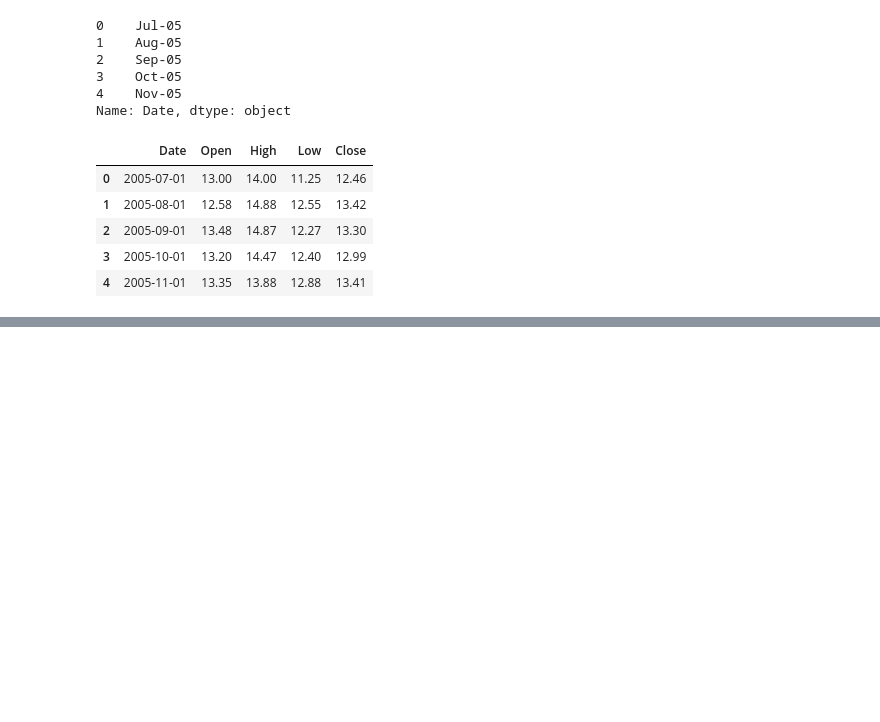
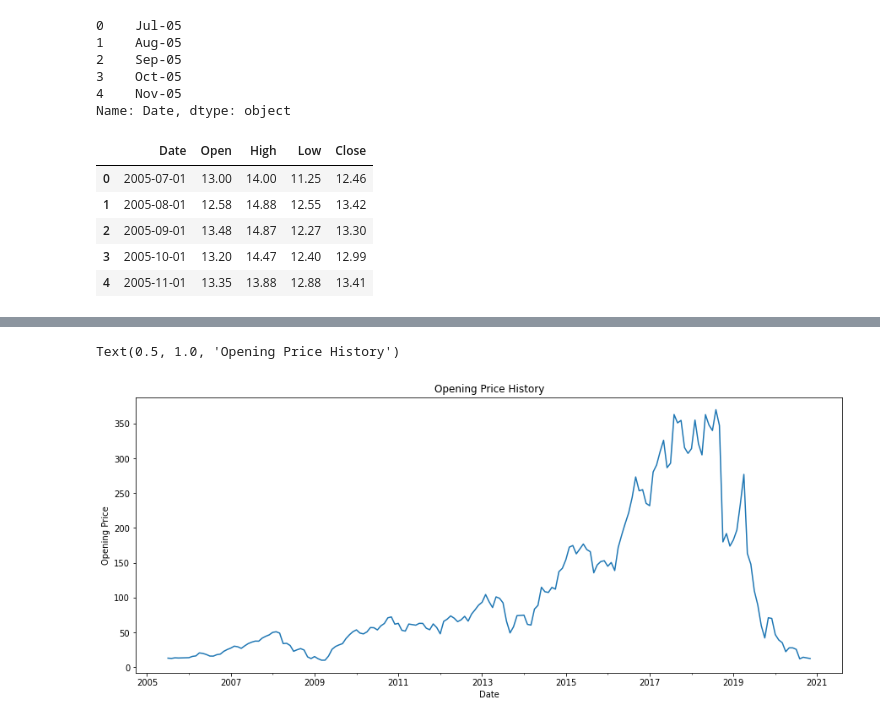
Before and after one commit to ankitkrtiwari7/ankitkrtiwari7, a Jupyter notebook: yesbank_analysis.ipynb, the cells around one changed output, grey strips where cells are left out. Cells and saved outputs as stored; diff of their text form; code cells hidden in the pictures; blank space fills up the shorter version.

```diff
--- a/yesbank_analysis.ipynb
+++ b/yesbank_analysis.ipynb
@@ -128,0 +138,8 @@ df.set_index('Date',inplace=True)
+# %%
+ax = df['Open'].plot(figsize=(15,6))
+ax.autoscale()
+plt.ylabel('Opening Price')
+plt.title('Opening Price History')
+# %% [output]
+Text(0.5, 1.0, 'Opening Price History')
+[figure, added]
```
Also changed, not shown: parts of 32 cells of this notebook.
